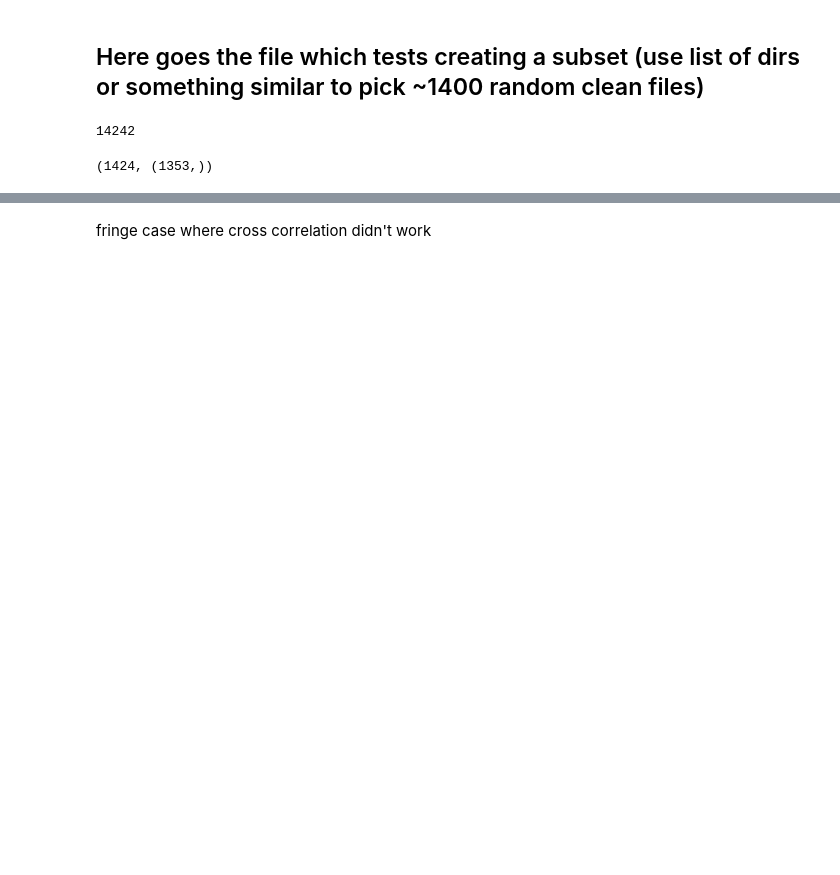
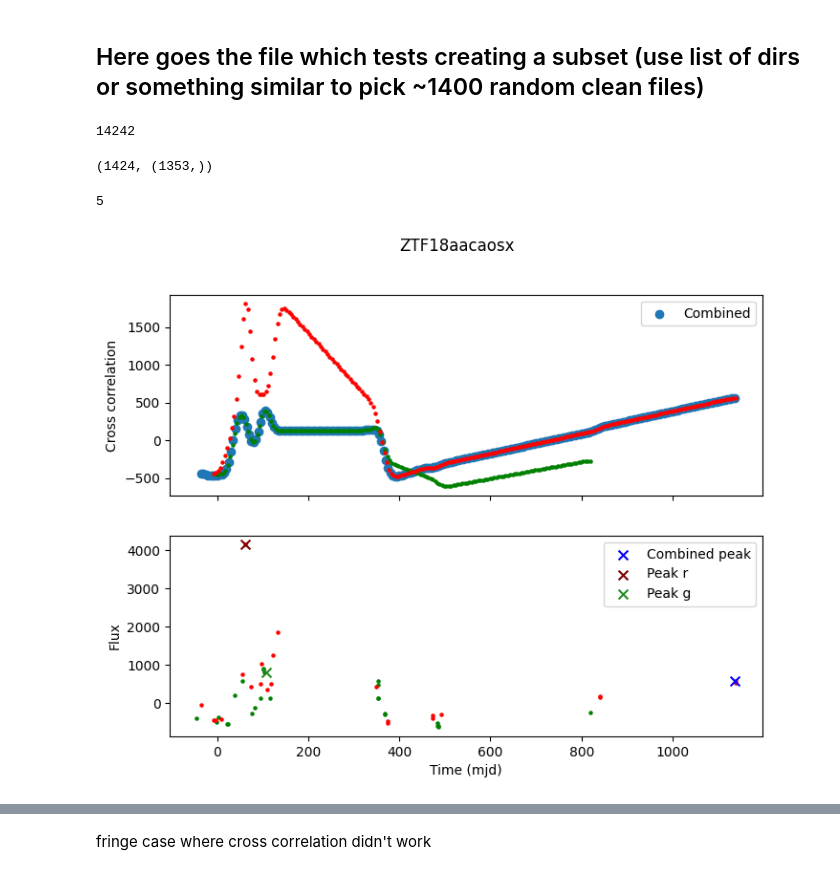
Before and after one commit to TimvdVuurst/FRP_TimvdVuurst, a Jupyter notebook: process_subset.ipynb, the cells around one changed output, grey strips where cells are left out. Saved outputs shown, nothing was run; the diff lists cells and outputs as text; code cells hidden in the pictures; blank space fills up the shorter version.

```diff
--- a/process_subset.ipynb
+++ b/process_subset.ipynb
@@ -74,6 +74,26 @@ def copytree(src, dst, symlinks=False, ignore=None):
 # # pd.read_csv(sample[0],sep='\t',comment='#',names=['time','flux','flux_unc','zeropoint','filter'])
 # %%
 sampledir = r'C:\Users\timvd\Documents\Uni 2023-2024\First Research Project\Data\random_subset'
+# %%
+ztf_name = 'ZTF18aacaosx'
+err_ztf_path = os.path.join(sampledir,ztf_name)
+err_data = pd.read_csv(os.path.join(err_ztf_path,ztf_name+"_clean_data.txt"),sep='\t',comment='#',names=['time','flux','flux_unc','zeropoint','filter'])
+err_flux = err_data['flux'].values
+err_time = err_data['time'].values - 2458484.5
+err_data
+# ztf_obj = fp.ZTF_forced_phot(os.path.join(sampledir,ztf),ztf_name=ztf)
+# np.percentile(err_flux[np.invert(time_mask)&self.clean_filtermasks[0]]
+peak_ind,t_0_guess,peak_guess = fp.cross_correlation(err_flux,err_time,full_output=False,interp_data=True)
+        # print('Combined',peak_ind,t_0_guess,peak_guess)
+        # peak_ind,t_0_guess,peak_guess = fp.cross_correlation(flux[self.clean_filtermasks[0]],clean_data['time'].values[self.clean_filtermasks[0]],time_zeropoint,full_output=False,interp_data=True)
+
+time_mask = (err_time > (t_0_guess - 365)) & (err_time < (t_0_guess+365*2)) #these are the times we will be fitting on
+print(time_mask.sum())
+
+fp.show_cross_correlation(ztf_name,sampledir)
+# %% [output]
+5
+[figure, added]
 # %%
 n_err = 0
 for i,ztf in enumerate(os.listdir(sampledir)):
```
Also changed, not shown: parts of 5 cells of this notebook, 1 other file.
